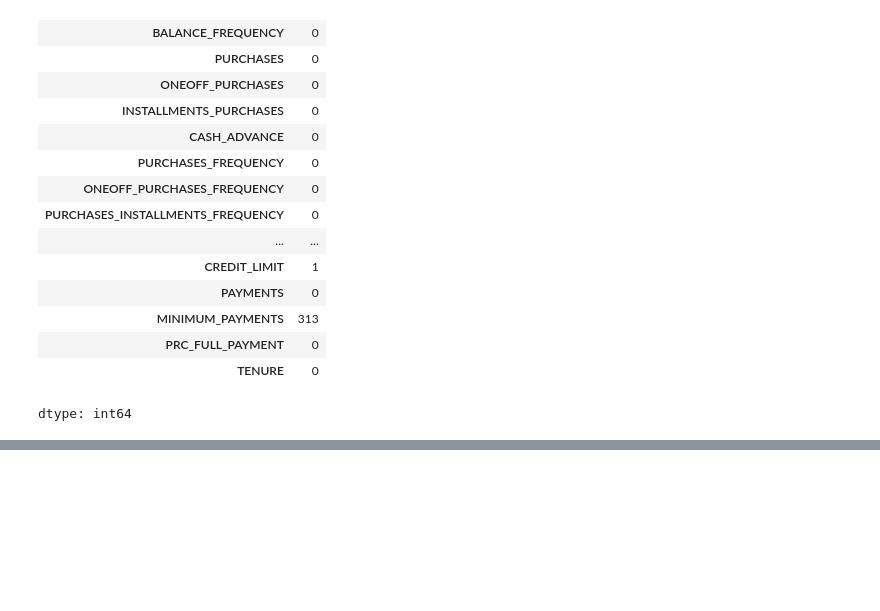
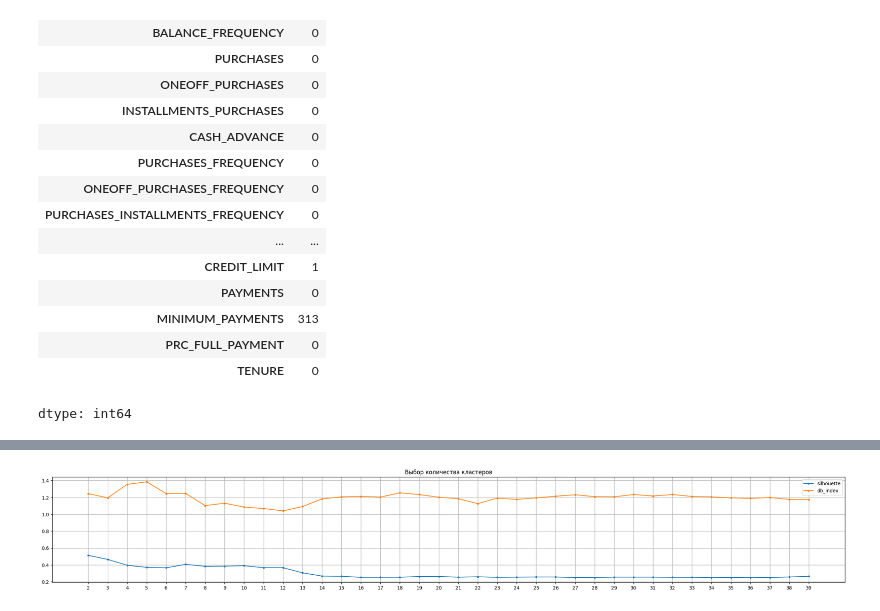
Before and after one commit to Den-tyy/ml_and_data_analysis, a Jupyter notebook: Classification_Clustering_Regression_test/Clustering.ipynb, the cells around one changed output, grey strips where cells are left out. Cells and saved outputs as stored; diff of their text form; code cells hidden in the pictures; blank space fills up the shorter version.

```diff
--- a/Classification_Clustering_Regression_test/Clustering.ipynb
+++ b/Classification_Clustering_Regression_test/Clustering.ipynb
@@ -51,0 +112,10 @@ memory usage: 1.2+ MB
+# %%
+for i in df.columns:
+  values = df[i].unique().size
+  print(i, '|', values)
+  if values < 10:
+    print(df[i].unique())
+
+  print()
+
+print('Amout of values:', df.size)
@@ -211,0 +233,27 @@ sns.scatterplot(x = 'CASH_ADVANCE_FREQUENCY', y = 'CASH_ADVANCE_TRX', data=df)
+# %%
+x = df.drop(columns=['CUST_ID'])
+
+metrics = {'silhouette':[], 'db_index': [], 'ch_index': []}
+neighbors = np.arange(2, 40)
+
+for i in range(2, 40):
+  kmeans = KMeans(n_clusters=i, random_state=42)
+  kmeans.fit(x)
+  y_kmeans = kmeans.predict(x)
+
+  metrics['silhouette'].append(silhouette_score(x, kmeans.labels_))
+  metrics['db_index'].append(davies_bouldin_score(x, kmeans.labels_))
+  metrics['ch_index'].append(calinski_harabasz_score(x, kmeans.labels_))
+
+fig = plt.figure(figsize=(30, 4))
+ax = fig.add_subplot()
+
+for i in ['silhouette', 'db_index']:
+  ax.plot(neighbors, metrics[i], marker='.', label = str(i))
+
+ax.set_title('Выбор количества кластеров')
+ax.xaxis.set_major_locator(ticker.FixedLocator(neighbors))
+ax.legend()
+ax.grid()
+# %% [output]
+[figure, added]
```
Also changed, not shown: parts of 24 cells of this notebook, 2 other files.
